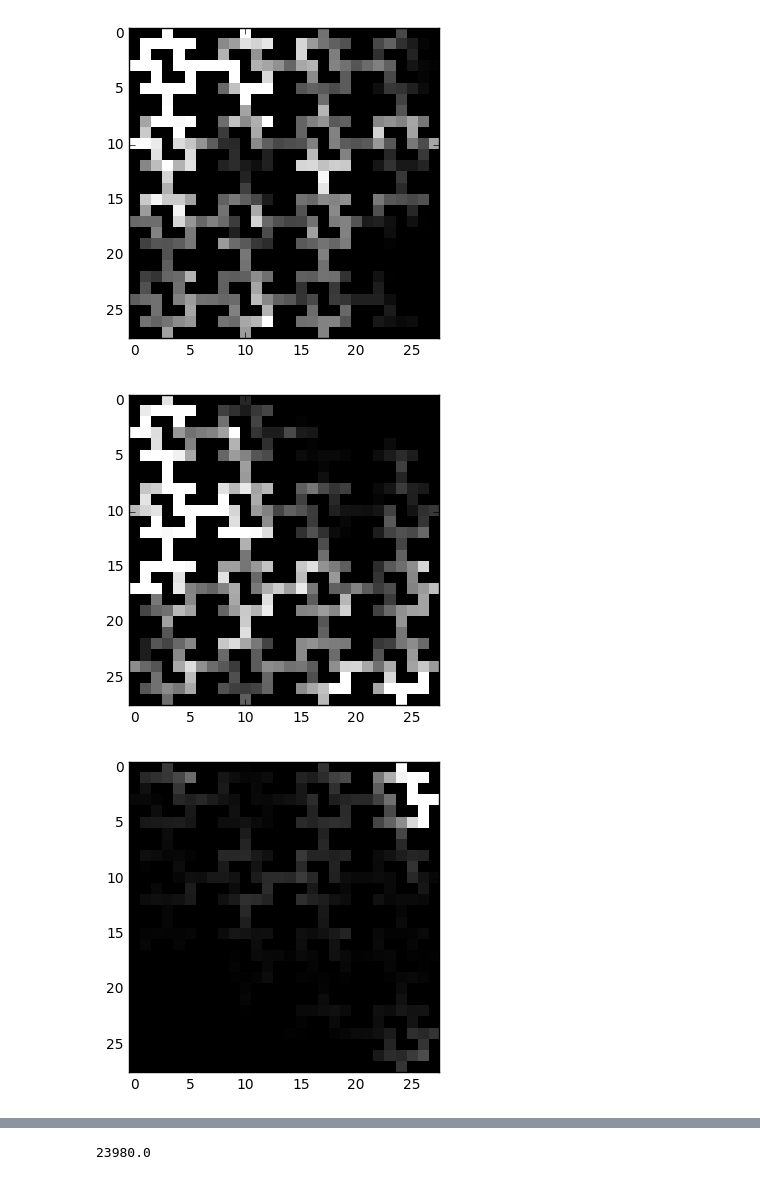
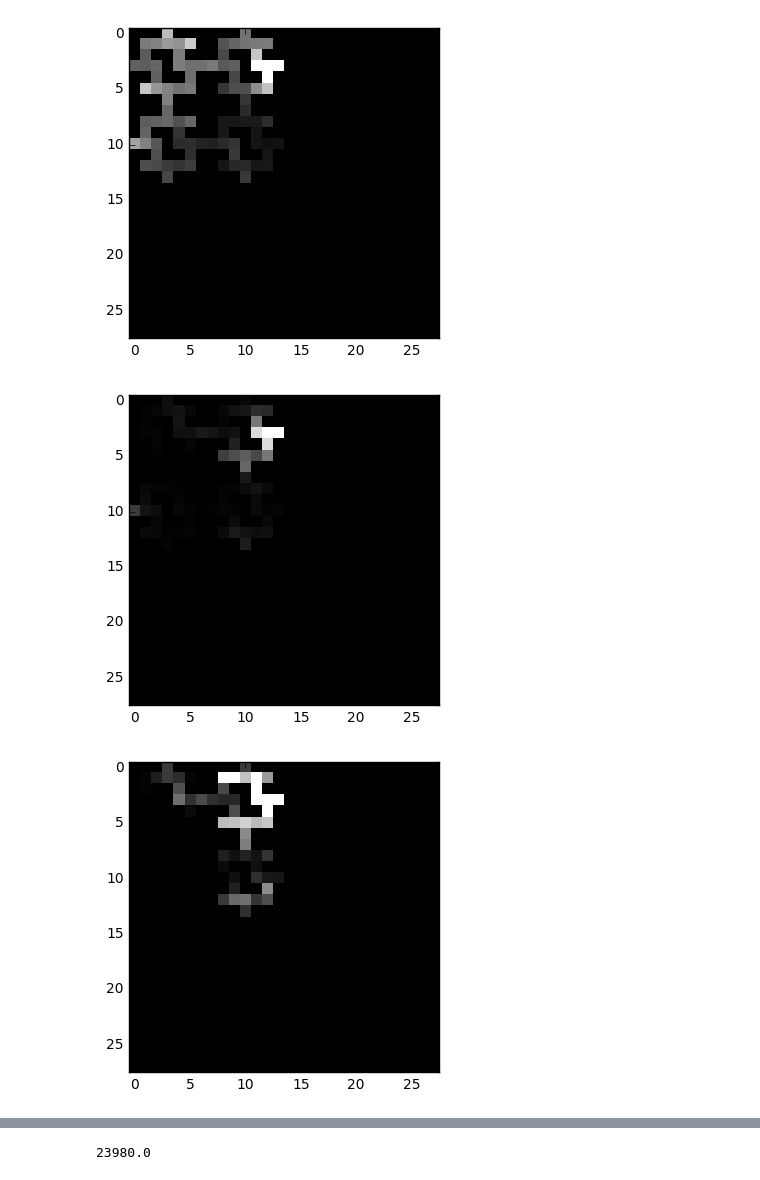
Before and after one commit to tabzraz/RL, a Jupyter notebook: Maze_Visualisation.ipynb, the cells around one changed output, grey strips where cells are left out. Saved outputs shown, nothing was run; the diff lists cells and outputs as text; code cells hidden in the pictures.

```diff
--- a/Maze_Visualisation.ipynb
+++ b/Maze_Visualisation.ipynb
@@ -24,7 +24,7 @@ def maze_visits(fname, scaling=1.0, interval=None):
     gray_maze = np.clip(gray_maze,0, 1)
     show_array(gray_maze)
 # %%
-fname = "Maze_4_14Cts_Logs/DQN_10_2017-02-21_02-43//logs/Player_Positions_In_Maze.txt"
+fname = "Logs/Maze2_2017-02-27_00-51/logs/Player_Positions_In_Maze.txt"
 for i in range(0, int(2e5), int(25e3)):
     maze_visits(fname, scaling=2, interval=(i, i+int(25e3)))
 # %% [output]
@@ -39,5 +39,5 @@ for i in range(0, int(2e5), int(25e3)):
 # %%
-fname = "Maze_4_14Cts_Logs/Count_10_2017-02-21_02-43/logs/Player_Positions_In_Maze.txt"
+fname = "Logs/Count_2_2017-02-27_00-58/logs/Player_Positions_In_Maze.txt"
 for i in range(0, int(2e5), int(25e3)):
     maze_visits(fname, scaling=2, interval=(i, i+int(25e3)))
 # maze_visits(fname, scaling=4)
@@ -53,9 +53,9 @@ for i in range(0, int(2e5), int(25e3)):
 # %%
-fname = "Maze_4_14Cts_Logs/Count_10_Eps_2017-02-21_02-43/logs/Player_Positions_In_Maze.txt"
+fname = "Logs/Count_2_Beta_0.01_2017-02-27_03-48/logs/Player_Positions_In_Maze.txt"
 for i in range(0, int(2e5), int(25e3)):
     maze_visits(fname, scaling=2, interval=(i, i+int(25e3)))
 # maze_visits(fname, scaling=4)
 # %% [output]
-[figure, old version]
+[figure, new version]
-[figure, old version]
+[figure, new version]
-[figure, old version]
+[figure, new version]
```
Also changed, not shown: parts of 3 cells of this notebook, 5 other files.
